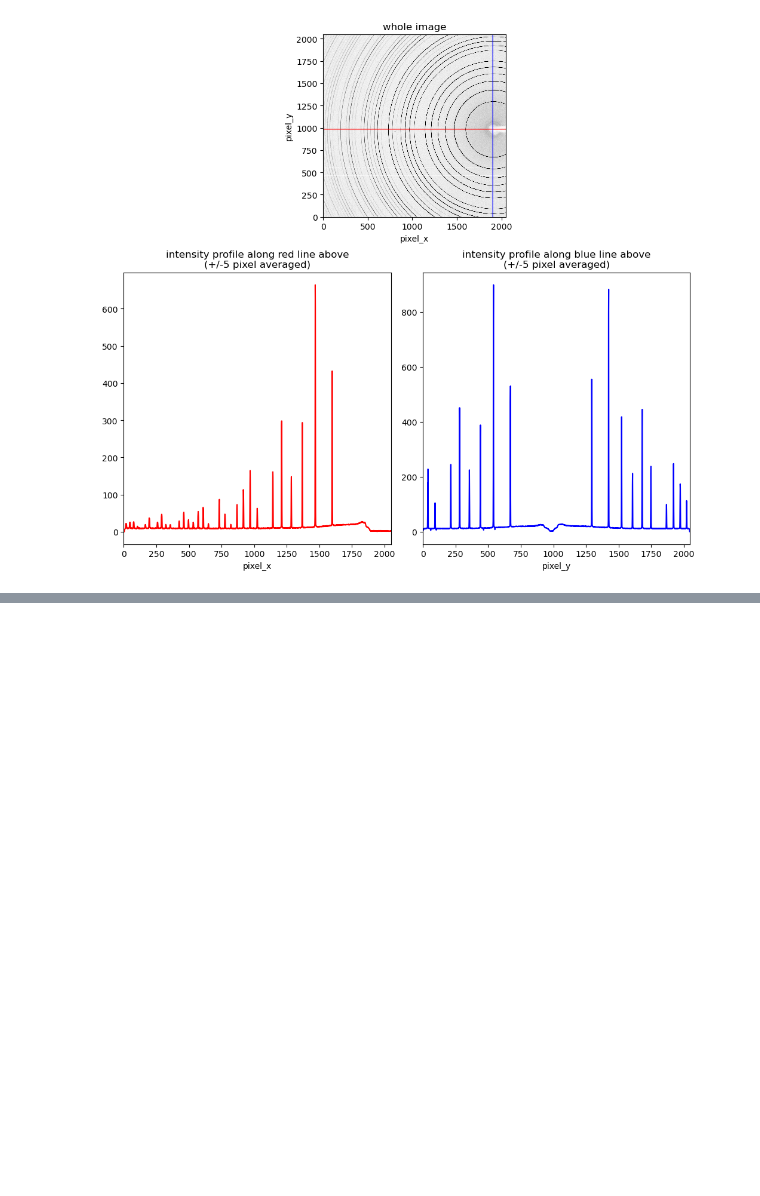
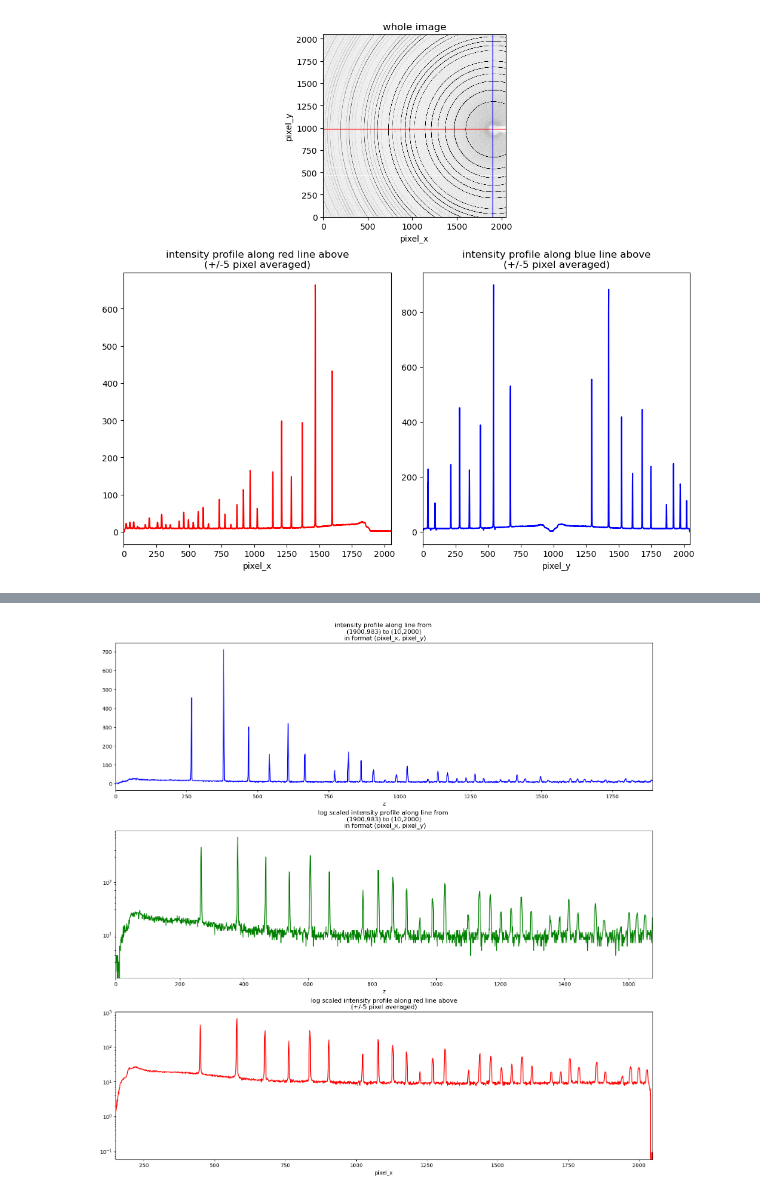
Before and after one commit to pmeshkov/pySULI, a Jupyter notebook: notebooks/001.learn_xarray.ipynb, the cells around one changed output, grey strips where cells are left out. Cells and saved outputs as stored; diff of their text form; code cells hidden in the pictures; blank space fills up the shorter version.

```diff
--- a/notebooks/001.learn_xarray.ipynb
+++ b/notebooks/001.learn_xarray.ipynb
@@ -221,0 +254,41 @@ ax.set_xlim([0,2048])
+# %%
+fig = plt.figure(figsize=(15,15))
+
+# creation of x_array from x coords of our line tuple
+x = xr.DataArray(myline[0], dims="z")
+
+# creation of x_array from y coords of our line tuple
+y = xr.DataArray(myline[1], dims="z")
+
+# note; we name the dimension of this array "z" to signify
+# that it represents some other axis; we are interpolating
+# our 2d array along the selected indices
+
+ax = fig.add_subplot(3,1,1)
+
+# efficient (I hope) plotting using xarray instead of numpy
+da_sel = da.interp(pixel_x=x,pixel_y=y)
+da_sel.plot(ax=ax, color='b')
+ax.set_title('intensity profile along line from \n (1900,983) to (10,2000) \n in format (pixel_x, pixel_y)')
+ax.set_xlim([0,len(myline[0])])
+
+ax = fig.add_subplot(3,1,2)
+
+# this time plotted with log scale
+da_sel = da.interp(pixel_x=x,pixel_y=y)
+da_sel.plot(ax=ax, color='g')
+ax.set_title('log scaled intensity profile along line from \n (1900,983) to (10,2000) \n in format (pixel_x, pixel_y)')
+ax.set_xlim([0,1675])
+ax.set_yscale('log')
+
+ax = fig.add_subplot(3,1,3)
+
+# log plot from before for comparison
+da_sel = da.sel(pixel_y=slice(983-5,983+5)).mean(dim='pixel_y') # here we first select and then average
+da_sel['pixel_x'] = da_sel['pixel_x'][::-1] # flips the values in 'pixel_x' so that we can simply compare to the plot above
+da_sel.plot(ax=ax,color='r')
+ax.set_title('log scaled intensity profile along red line above\n(+/-5 pixel averaged)')
+ax.set_xlim([150,2048])
+ax.set_yscale('log')
+# %% [output]
+[figure, added]
```
Also changed, not shown: parts of 7 cells of this notebook.
